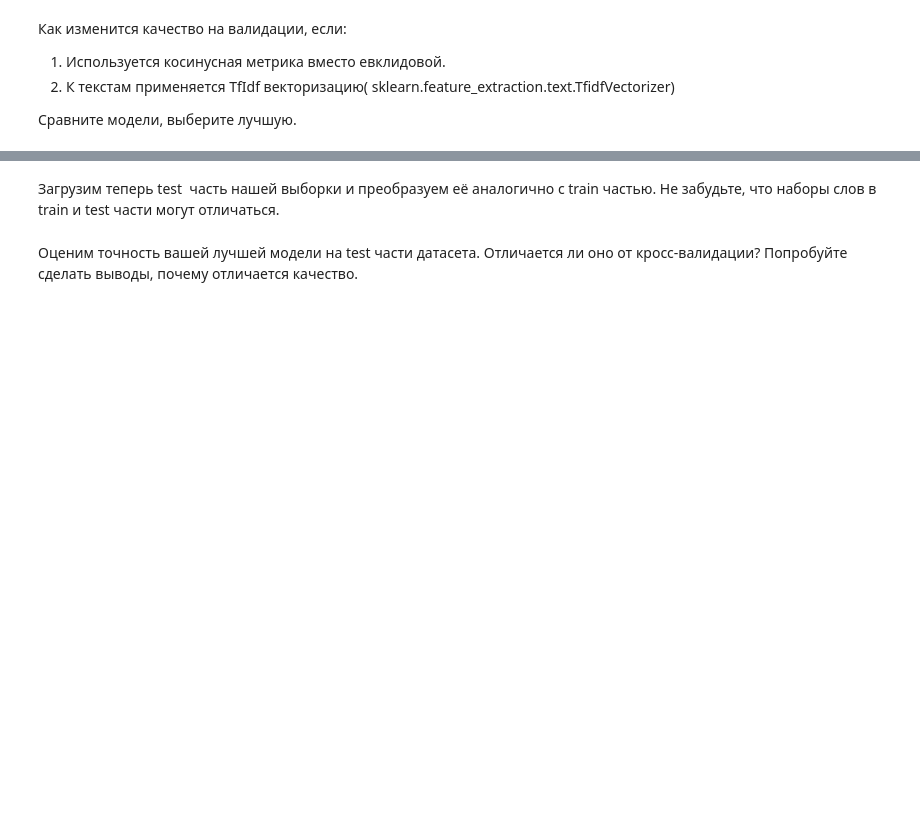
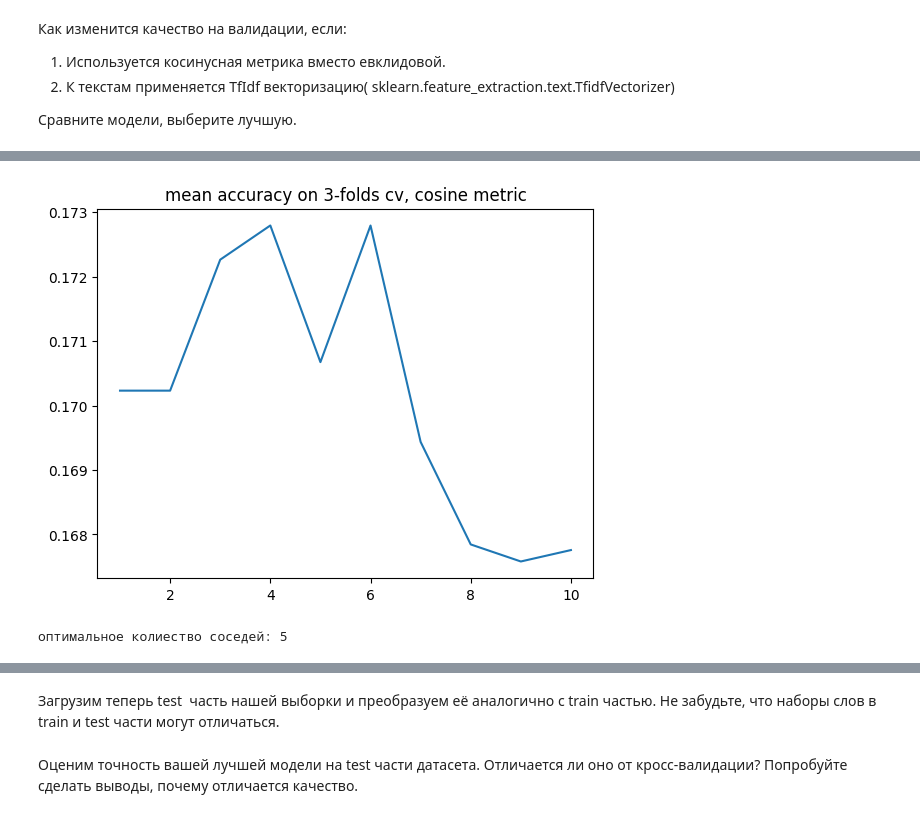
Before and after one commit to ktvlna/vk-ml, a Jupyter notebook: hw1/kokotova_hw1.ipynb, the cells around one changed output, grey strips where cells are left out. Cells and saved outputs as stored; diff of their text form; code cells hidden in the pictures; blank space fills up the shorter version.

```diff
--- a/hw1/kokotova_hw1.ipynb
+++ b/hw1/kokotova_hw1.ipynb
@@ -183,3 +247,5 @@ ImportError: cannot import name 'cross_validation' from 'sklearn' (/usr/local/li
 2. К текстам применяется TfIdf векторизацию( sklearn.feature_extraction.text.TfidfVectorizer)
 
 Сравните модели, выберите лучшую.
+# %%
+cos_opt, cos_path = opt_neighboours(data, target, metric='cosine')
@@ -185,0 +256,7 @@ ImportError: cannot import name 'cross_validation' from 'sklearn' (/usr/local/li
+# %%
+plt.plot(np.arange(1, 11), cos_path)
+plt.title('mean accuracy on 3-folds cv, cosine metric')
+
+plt.show()
+# %% [output]
+[figure, added]
@@ -185,0 +270,4 @@ ImportError: cannot import name 'cross_validation' from 'sklearn' (/usr/local/li
+# %%
+print(f"оптимальное колиество соседей: {tfidf_opt}")
+# %% [output]
+оптимальное колиество соседей: 5
```
Also changed, not shown: parts of 29 cells of this notebook.
